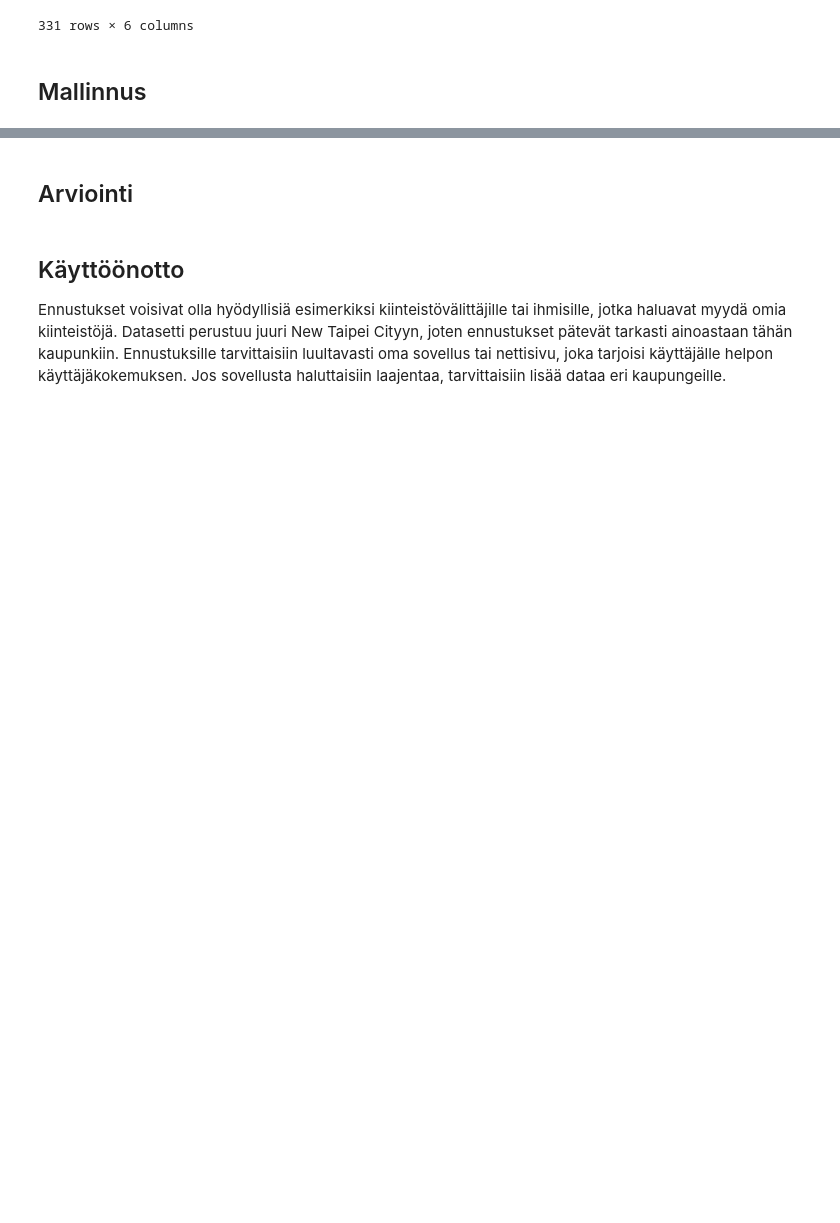
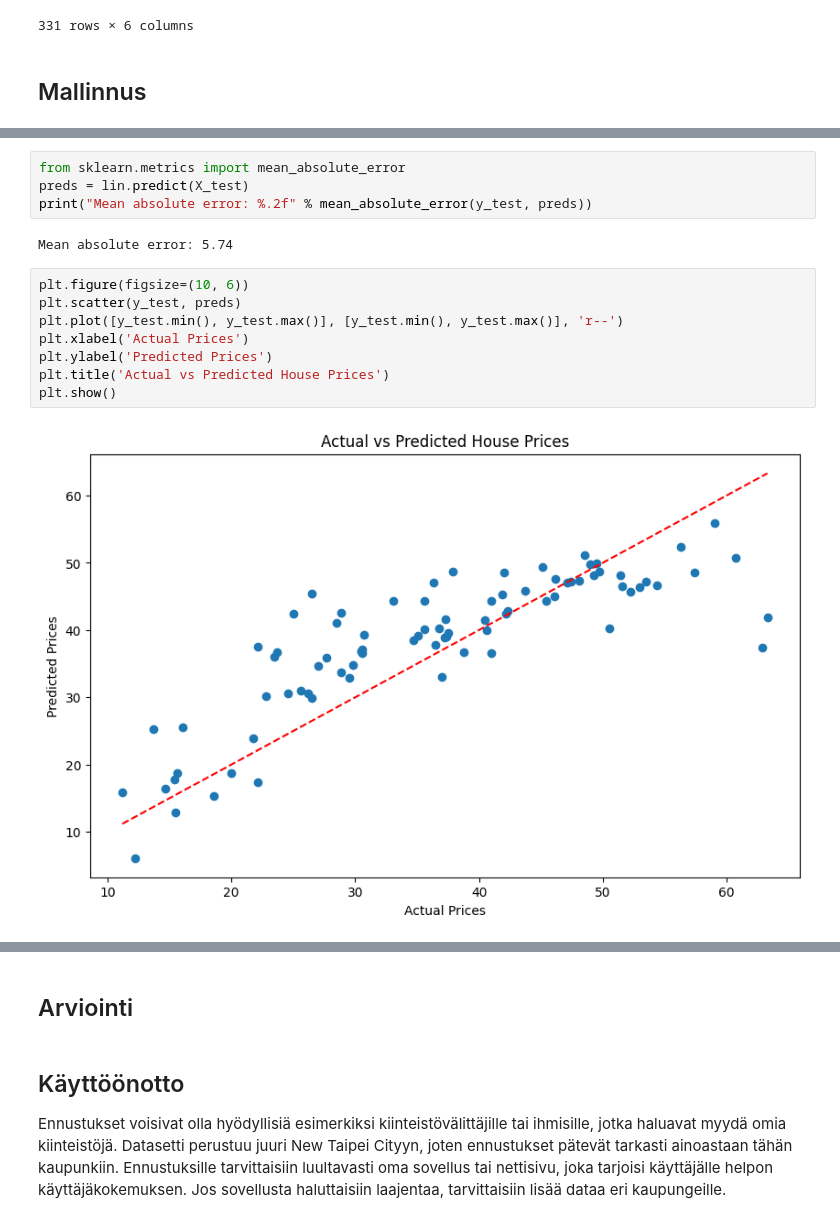
Before and after one commit to kassu11/machine-learning-AMK, a Jupyter notebook: Linear_and_Logistic_Regression/Linear_and_logistic_regression.ipynb, the cells around one changed output, grey strips where cells are left out. Cells and saved outputs as stored; diff of their text form; blank space fills up the shorter version.

```diff
--- a/Linear_and_Logistic_Regression/Linear_and_logistic_regression.ipynb
+++ b/Linear_and_Logistic_Regression/Linear_and_logistic_regression.ipynb
@@ -127,0 +129,16 @@ ValueError: operands could not be broadcast together with shapes (1,6) (100,)
+# %%
+from sklearn.metrics import mean_absolute_error
+preds = lin.predict(X_test)
+print("Mean absolute error: %.2f" % mean_absolute_error(y_test, preds))
+# %% [output]
+Mean absolute error: 5.74
+# %%
+plt.figure(figsize=(10, 6))
+plt.scatter(y_test, preds)
+plt.plot([y_test.min(), y_test.max()], [y_test.min(), y_test.max()], 'r--')
+plt.xlabel('Actual Prices')
+plt.ylabel('Predicted Prices')
+plt.title('Actual vs Predicted House Prices')
+plt.show()
+# %% [output]
+[figure, added]
```
Also changed, not shown: parts of 10 cells of this notebook.
